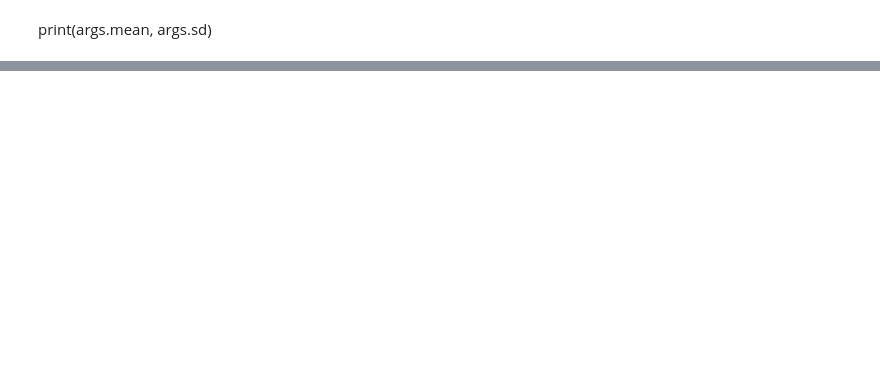
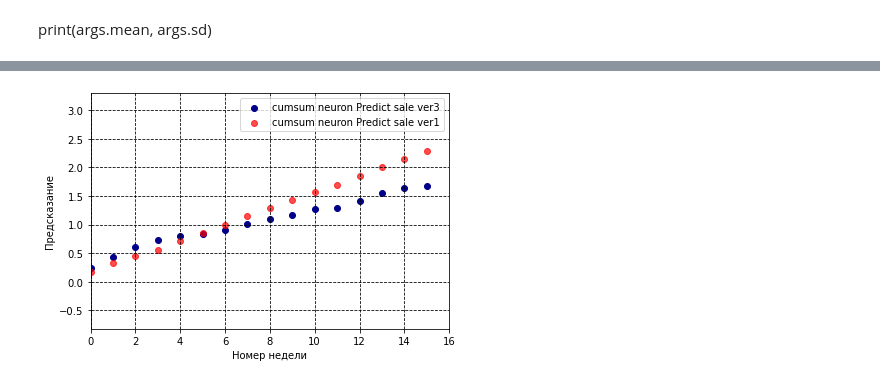
Before and after one commit to MKogan1981/forecast_sale, a Jupyter notebook: forecast sale in combination with recovery.ipynb, the cells around one changed output, grey strips where cells are left out. Drawn from its saved outputs; the diff is of its cells as text; code cells hidden in the pictures; blank space fills up the shorter version.

```diff
--- a/forecast sale in combination with recovery.ipynb
+++ b/forecast sale in combination with recovery.ipynb
@@ -20,15 +20,15 @@ args = Namespace(
     vectorizer_file = "vectorizer.json",
     model_state_file = "model.pth",
     save_dir = "C:\\Users\\MKoga\\MyProgramms\\BusinessAnalysis",
-    train_proportion = 0.75,
-    val_proportion = 0.15,
-    test_proportion = 0.1,
+    train_proportion = 0.05,
+    val_proportion = 0.05,
+    test_proportion = 0.9,
     # Гиперпараметры модели
     rnn_hidden_size = 180,
     # hidden_dim = ...
     # Гиперпараметры обучения
     seed = 1234,
-    num_epochs = 100,
+    num_epochs = 25,
     learning_rate = 8e-5,
     num_layers = 2,
     batch_size = 32,
@@ -385,7 +385,7 @@ class itemsDataset(Dataset):
             return right
 #         for i in range(itemSalesData.shape[0]):
 #             inItemSalesData[i, :] = skate_median(inItemSalesData[i, :], 3)
-#             itemSalesData[i, :] = skate_median(itemSalesData[i, :], 3)
+# #             itemSalesData[i, :] = skate_median(itemSalesData[i, :], 3)
 #             meanSaleByNumberWeekInYear[i, :] = skate_median(meanSaleByNumberWeekInYear[i, :], 3)
         # ------------------------------------------------------------------------
 
@@ -402,20 +402,16 @@ class itemsDataset(Dataset):
             for iweek in range(inLenData):
                 if iweek == 0:
                     tempInDataSales[iweek] = (tempData[0][iweek] + tempData[0][iweek+1]) / 2.
-#                     tempDataRemainder[iweek] = (tempData[2][iweek] + tempData[2][iweek+1]) / 2.
                     tempDataSales[iweek] = (tempData[1][iweek] + tempData[1][iweek + 1]) / 2.
                 elif iweek == (inLenData - 1):
                     tempInDataSales[iweek] = (tempData[0][iweek-1] + tempData[0][iweek]) / 2.
-#                     tempDataRemainder[iweek] = (tempData[2][iweek-1] + tempData[2][iweek]) / 2.
                     tempDataSales[iweek] = (tempData[1][iweek-1] + tempData[1][iweek]) / 2.
                 else:
                     tempInDataSales[iweek] = (tempData[0][iweek-1] + tempData[0][iweek] + tempData[0][iweek+1]) / 3.
-#                     tempDataRemainder[iweek] = (tempData[2][iweek-1] + tempData[2][iweek] + tempData[2][iweek+1]) / 3.
                     tempDataSales[iweek] = (tempData[1][iweek-1] + tempData[1][iweek] + tempData[1][iweek+1]) / 3.
             inItemSalesData[i, :] = tempInDataSales[:]
             itemSalesData[i, :] = tempDataSales[:]
-#             inRemainderData[i, :] = tempDataRemainder[:]
-#         tSmoothingEnd = time()
+        tSmoothingEnd = time()
         # ---------------------------------
 
         # добавляем перестановки соседних данных по продажам
@@ -752,7 +840,7 @@ def MyMSELossWithPenaltyForSumDiff(outputs, labels):
     δ = torch.abs(labels[:, 0:-16] - outputs[:, 0:-16])
     δ_forecast = torch.abs(labels[:, -16:] - outputs[:, -16:])
     cumsum_δ = torch.abs(torch.cumsum(labels[:, -16:], dim=1) - torch.cumsum(outputs[:, -16:], dim=1))
-    α, β, γ = 1, 2.5, 0.75
+    α, β, γ = 1, 3., 0.3
     σ = α * torch.sum(torch.pow(δ, 2), dim=1) + β * torch.sum(torch.pow(δ_forecast, 2), dim=1) + \
         γ * torch.abs(torch.sum(myFuncSumDiffLoss(cumsum_δ), dim=1))
     return torch.mean(σ)
@@ -775,13 +863,13 @@ def SumDiffLoss(outputs, labels):
     norm_cumsum = torch.tensor([0.2, 0.4, 0.6, 0.8, 0.9, 1, 2, 3, 4, 5, 6, 7, 8, 9, 10, 11], device = args.device)
     for i in range(outputs.shape[0]):
         cumsum_δ[i, :] = cumsum_δ[i, :] / norm_cumsum
-    α, β, γ, θ = 1., 3., 1., 3.
+    α, β, γ, θ = 1., 3., 1.5, 0.7
     σ = α * torch.sum(torch.pow(δ, 2), dim=1) + β * torch.sum(torch.pow(δ_forecast, 2), dim=1) + \
         γ * torch.sum(torch.pow(cumsum_δ, 2), dim=1) + θ * torch.sum(cumsum_δ, dim=1)
 #     σ = α * torch.sum(torch.pow(δ, 2), dim=1) + β * torch.sum(torch.abs(cumsum_δ), dim=1)
     return torch.mean(σ)
 
-loss_fn = MyMSELossWithPenaltyForSumDiff
+loss_fn = SumDiffLoss
 # %%
 net = ConvRecNeuronNet().to(args.device)
 # loss_fn = nn.MSELoss()
@@ -982,7 +1070,7 @@ for batch_index, batch_dict in enumerate(batch_generator):
 #     display(loss_fn(y_pred, batch_dict['y_target'].float()))
     loss_batch = loss.to('cpu').item()
     running_loss += loss_batch
-    if batch_index % 2 == 1:
+    if batch_index % 5 == 4:
         print('[%5d] loss: %.3f' %(batch_index + 1, (running_loss / 5)))
         running_loss= 0.0
         data_in = np.array(batch_dict['x_data'].float()[:, 1, :].squeeze(1).to('cpu'))
@@ -1024,7 +1112,7 @@ for batch_index, batch_dict in enumerate(batch_generator):
                 yInData[j] = np.sum(np.fromiter(iterable_yInData, dtype= np.float32), where= saleInIterableBool)
                 if not np.array(saleInIterableBool).any():
                     yInData[j] = -1
-            week_forecast= np.arange(allForecastWeek * pointForAverage + 1, 1 + step, -pointForAverage)
+            week_forecast= np.arange(1 + step, allForecastWeek * pointForAverage + 1, pointForAverage)
             week = np.arange(allForecastWeek*pointForAverage+1+step, (allWeek+allForecastWeek)*pointForAverage+1, \
                     pointForAverage)
 
@@ -1044,7 +1132,7 @@ for batch_index, batch_dict in enumerate(batch_generator):
             ax.set_xlabel('Номер недели')
             ax.grid(True, axis='y', color='black',  linestyle='dashed')
             ax.grid(True, axis='x', color='black',  linestyle='dashed')
-            ax.set_xlim(allForecastWeek * pointForAverage + 1, 0)
+            ax.set_xlim(0, allForecastWeek * pointForAverage + 1)
 #             ax.set_xlim((allWeek + allForecastWeek) * pointForAverage + 1, 0)
             ax.set_ylim(-2, np.max([np.max(yInData), np.max(yPred), np.max(yReal)]))
             plt.tight_layout()
@@ -1107,20 +1213,23 @@ print(np.mean(w, axis=2))
 # %%
 week_forecast = np.arange(16)
-err_y_pred = np.abs(np.cumsum(y_pred - facts, axis=1)).mean(axis=0)
-err_mwa = np.abs(np.cumsum(rolling_weights_mean_sale - facts, axis=1)).mean(axis=0)
+err_y_pred_ver3 = np.abs(np.cumsum(y_pred_ver3 - facts, axis=1)).mean(axis=0)
+err_y_pred_ver1 = np.abs(np.cumsum(y_pred_ver1 - facts, axis=1)).mean(axis=0)
+# err_mwa = np.abs(np.cumsum(rolling_weights_mean_sale - facts, axis=1)).mean(axis=0)
 fig1 = plt.figure()
 ax1 = fig1.add_subplot(111)
-lab1= u'cumsum mwa sale'
-ax1.scatter(week_forecast, err_mwa, color= 'darkblue')
-lab2= u'cumsum Predict sale'
-ax1.scatter(week_forecast, err_y_pred, color='red', alpha=0.7)
+lab1= u'cumsum neuron Predict sale ver3'
+ax1.scatter(week_forecast, err_y_pred_ver3, color= 'darkblue')
+lab2= u'cumsum neuron Predict sale ver1'
+ax1.scatter(week_forecast, err_y_pred_ver1, color='red', alpha=0.7)
 ax1.set_ylabel('Предсказание')
 ax1.set_xlabel('Номер недели')
 ax1.grid(True, axis='y', color='black',  linestyle='dashed')
 ax1.grid(True, axis='x', color='black',  linestyle='dashed')
 ax1.set_xlim(0, 16)
-ax1.set_ylim(np.min([err_y_pred, err_mwa]) - 1, np.max([err_y_pred, err_mwa]) + 1)
+ax1.set_ylim(np.min([err_y_pred_ver3, err_y_pred_ver1]) - 1, np.max([err_y_pred_ver3, err_y_pred_ver1]) + 1)
 ax1.legend((lab1, lab2), frameon=True, loc='best')
 plt.tight_layout()
+# %% [output]
+[figure, added]
 # %%
 plt.show()
```
Also changed, not shown: parts of 2 cells of this notebook.
